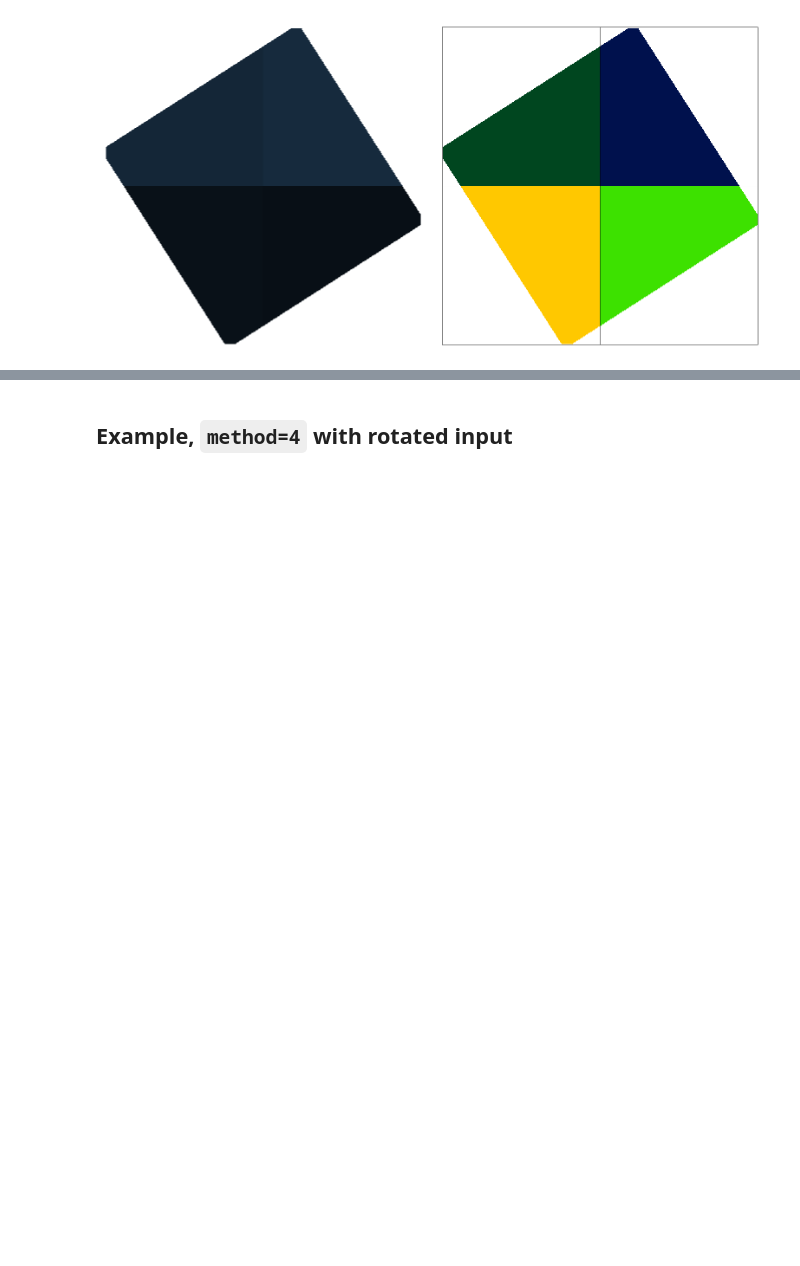
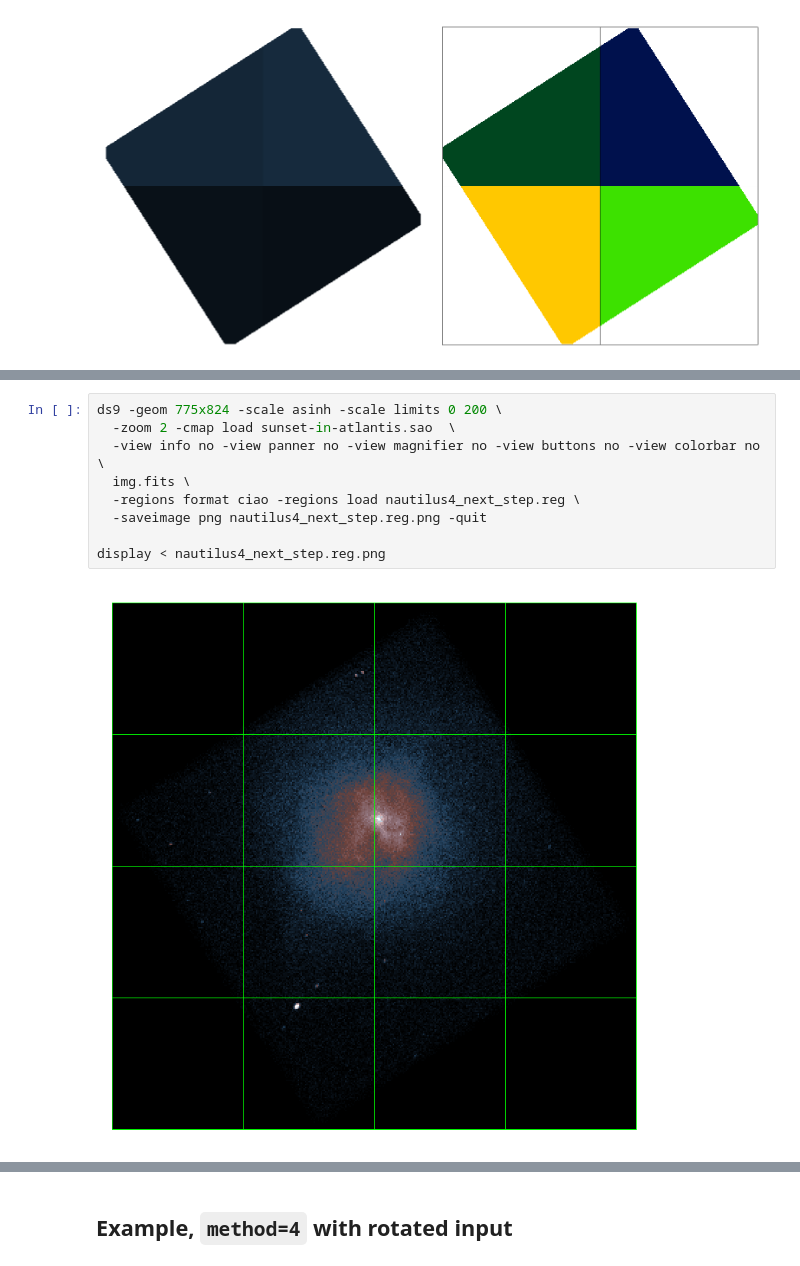
Before and after one commit to kglotfelty/AdaptiveBin, a Jupyter notebook: doc/08_dmnautilus_update.ipynb, the cells around one changed output, grey strips where cells are left out. Drawn from its saved outputs; the diff is of its cells as text; blank space fills up the shorter version.

```diff
--- a/doc/08_dmnautilus_update.ipynb
+++ b/doc/08_dmnautilus_update.ipynb
@@ -77,0 +96,11 @@ If the dataset extended to (or past) the edge of the image then this less often
+# %%
+ds9 -geom 775x824 -scale asinh -scale limits 0 200 \
+  -zoom 2 -cmap load sunset-in-atlantis.sao  \
+  -view info no -view panner no -view magnifier no -view buttons no -view colorbar no \
+  img.fits \
+  -regions format ciao -regions load nautilus4_next_step.reg \
+  -saveimage png nautilus4_next_step.reg.png -quit
+
+display < nautilus4_next_step.reg.png
+# %% [output]
+[figure, added]
```
Also changed, not shown: parts of 5 cells of this notebook, 1 other file.
